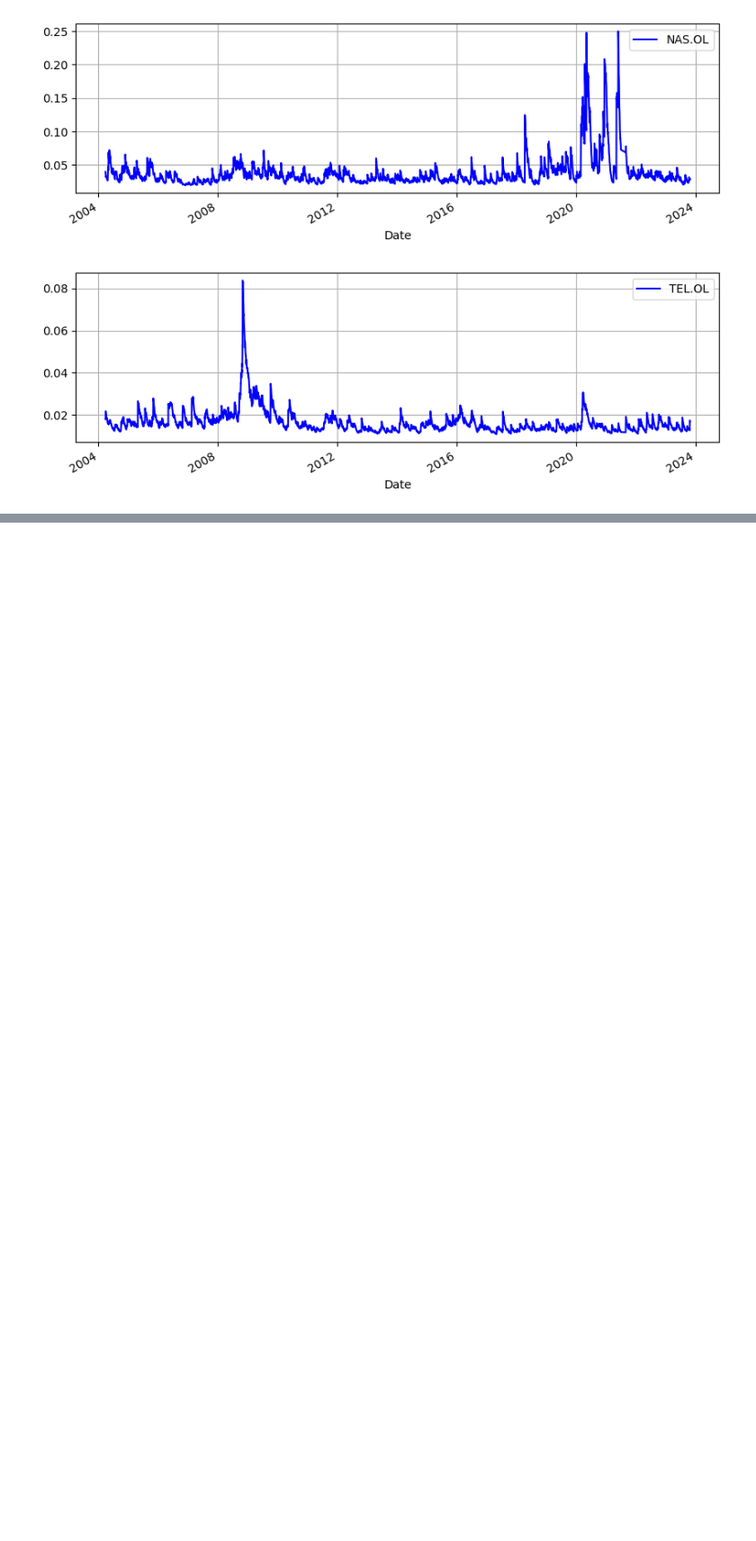
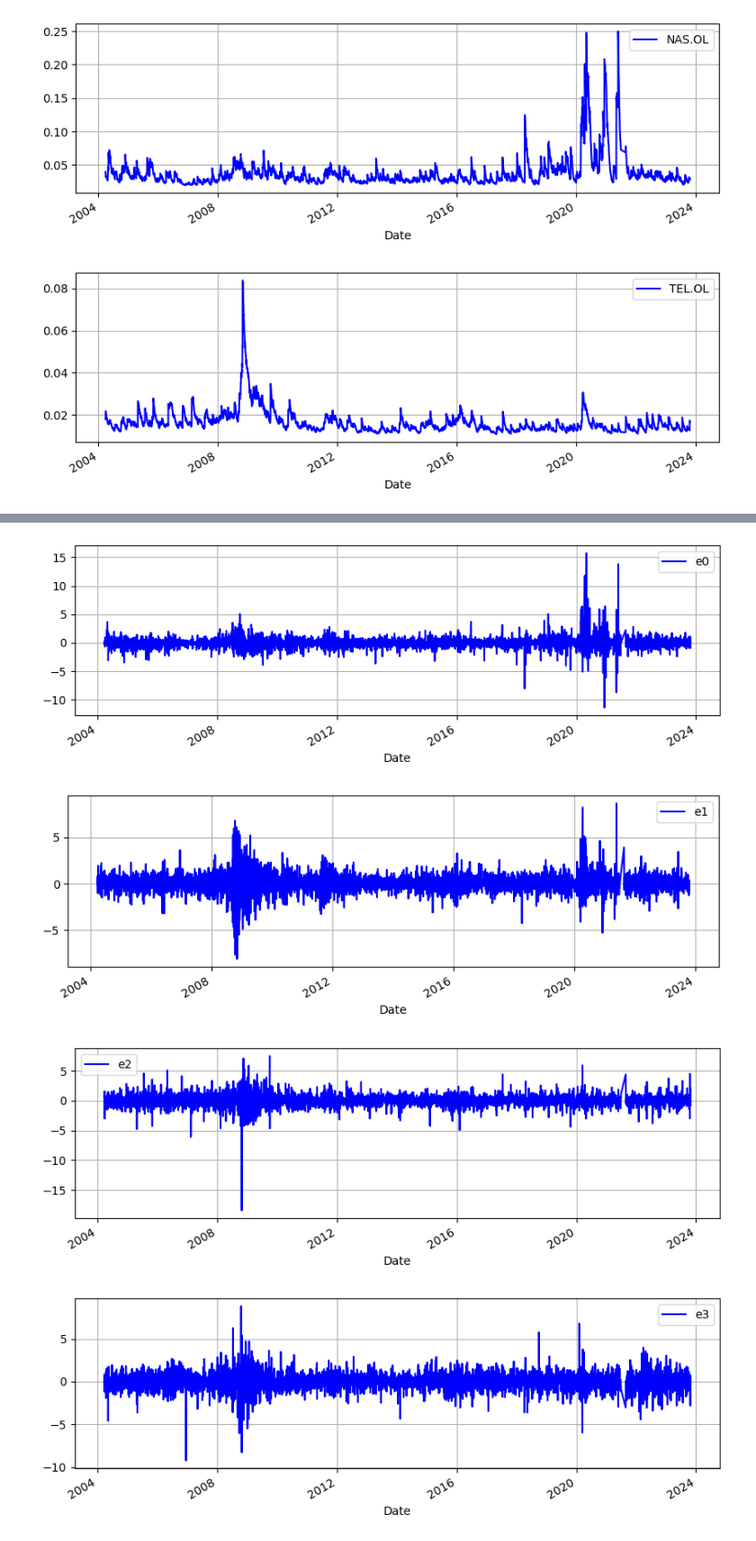
Before and after one commit to magnushelliesen/monte-carlo-simulator, a Jupyter notebook: monte-carlo-simulator.ipynb, the cells around one changed output, grey strips where cells are left out. Shown: that part at 90% size. Saved outputs shown, nothing was run; the diff lists cells and outputs as text; code cells hidden in the pictures; blank space fills up the shorter version.

Commit message:
Some matrix algebra

```diff
--- a/monte-carlo-simulator.ipynb
+++ b/monte-carlo-simulator.ipynb
@@ -27,3 +15,31 @@ class MonteCarlo():
+# %%
+# Class to be built
+class MonteCarlo():
+    def __init__(self, df: pd.DataFrame):
+        self._df = df
+
+    @property
+    def df(self):
+        return self._df
+
+    def construct_uncorrelated_series(self):
+        # Deep copying DataFrame and calculating covariance matrix
+        df = self.df.copy(deep=True)
+        array = df.to_numpy()
+        cov = np.cov(array.T)
+
+        # Calculating eigenvalues and vectors from covariance matrix
+        eigen_vals, eigen_vecs = eig(cov)
+        eigen_vals = np.diag(eigen_vals)
+
+        # Calculating orthogonal disturbances with unit variance
+        array[:, :] = array.dot(eigen_vecs.dot(inv(eigen_vals)**0.5))
+
+        # Renaming columns
+        df.columns = [f'e{i}' for i in range(len(df.columns))]
+
+        # Returning orthogonal disturbances
+        return df
 # %%
 # Function that fetches data
 def fetch_data(tickers: tuple):
@@ -137,3 +153,9 @@ for ticker in tickers:
 [figure]
 [figure]
 [figure]
+# %%
+model = MonteCarlo(df_diff)
+df_e = model.construct_uncorrelated_series()
+
+# Okay, the disturbances are orthogonal. This we can work with
+df_e.cov().style.background_gradient(cmap='Blues')
@@ -139,0 +169,8 @@ for ticker in tickers:
+# %%
+for col in df_e.columns:
+    df_e[[col]].plot(color='b', figsize=(10, 3), grid=True)
+# %% [output]
+[figure, added]
+[figure, added]
+[figure, added]
+[figure, added]
```
Also changed, not shown: parts of 7 cells of this notebook.
